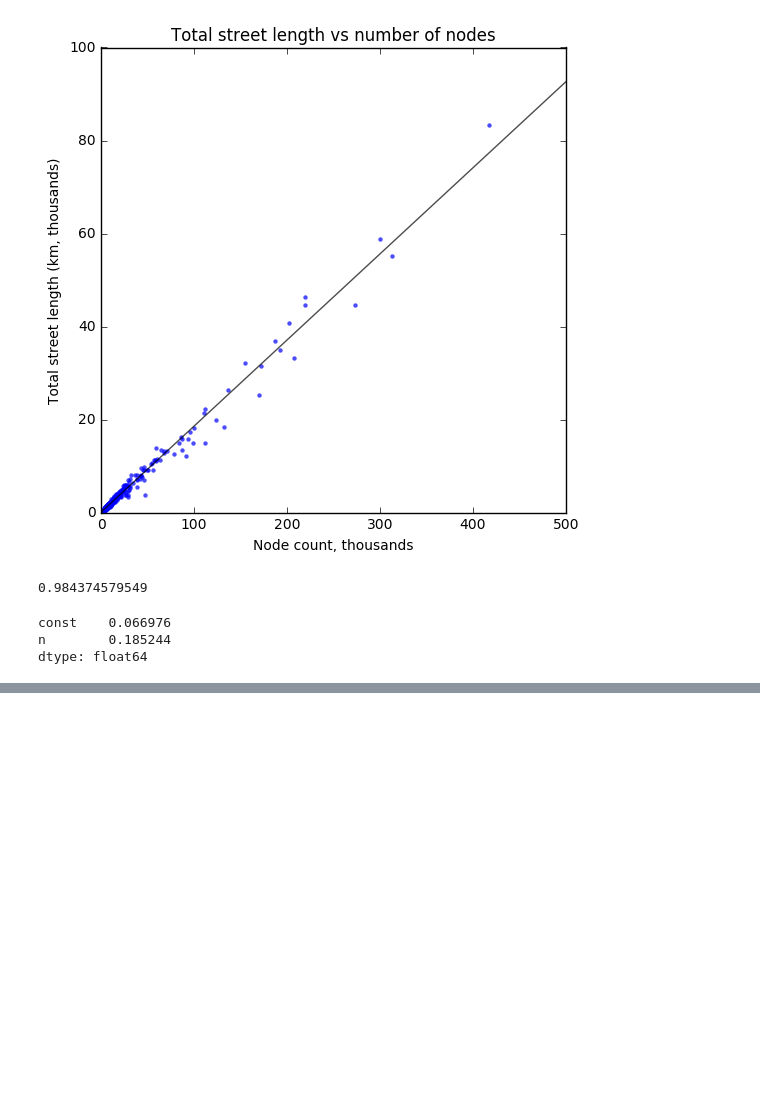
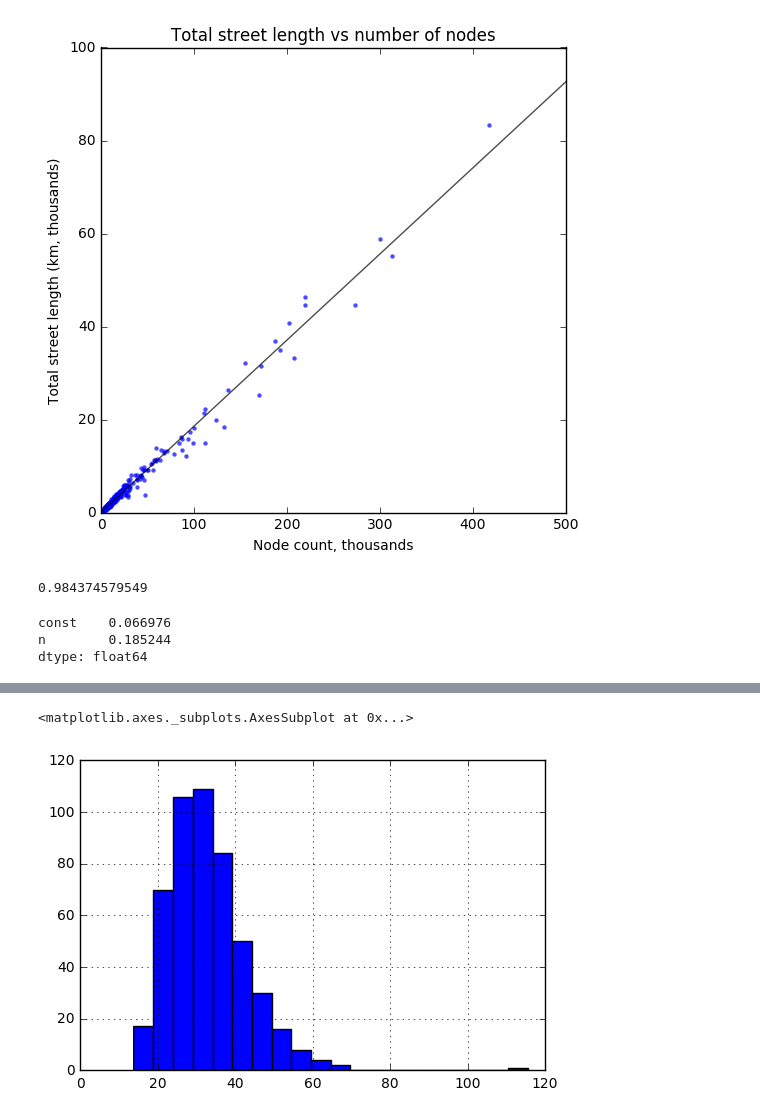
Before and after one commit to gboeing/street-network-analysis, a Jupyter notebook: urbanized-areas-usa/analyze_stats_every_us_urban_area.ipynb, the cells around one changed output, grey strips where cells are left out. Saved outputs shown, nothing was run; the diff lists cells and outputs as text; code cells hidden in the pictures; blank space fills up the shorter version.

```diff
--- a/urbanized-areas-usa/analyze_stats_every_us_urban_area.ipynb
+++ b/urbanized-areas-usa/analyze_stats_every_us_urban_area.ipynb
@@ -183,0 +267,5 @@ dtype: float64
+# %%
+df['intersection_density_km'].hist(bins=20)
+# %% [output]
+<matplotlib.axes._subplots.AxesSubplot at 0x...>
+[figure, added]
```
Also changed, not shown: parts of 18 cells of this notebook, 3 other files.
